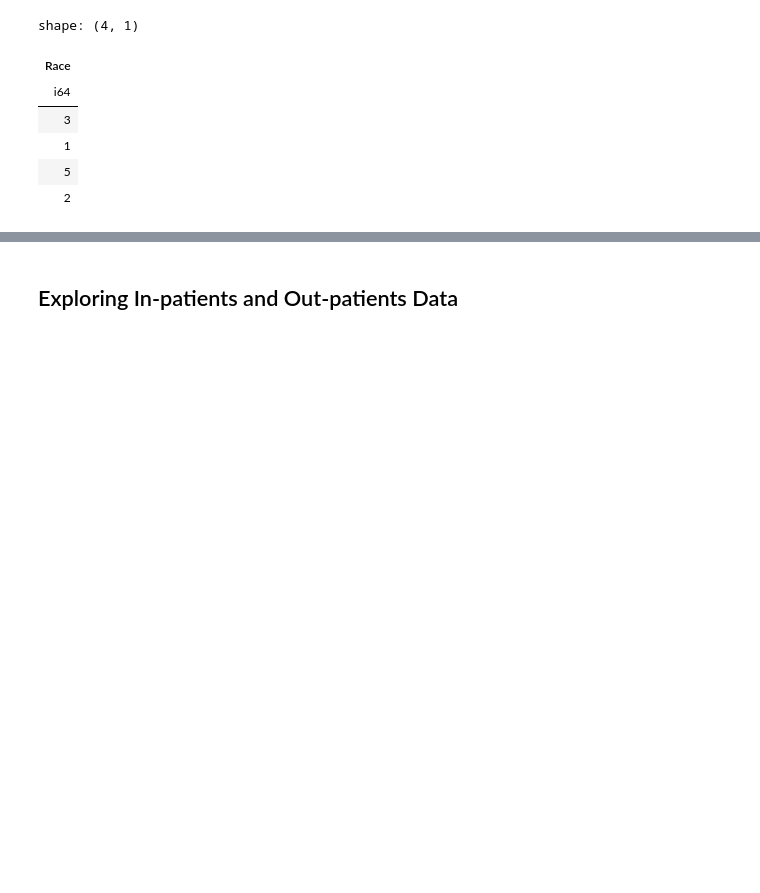
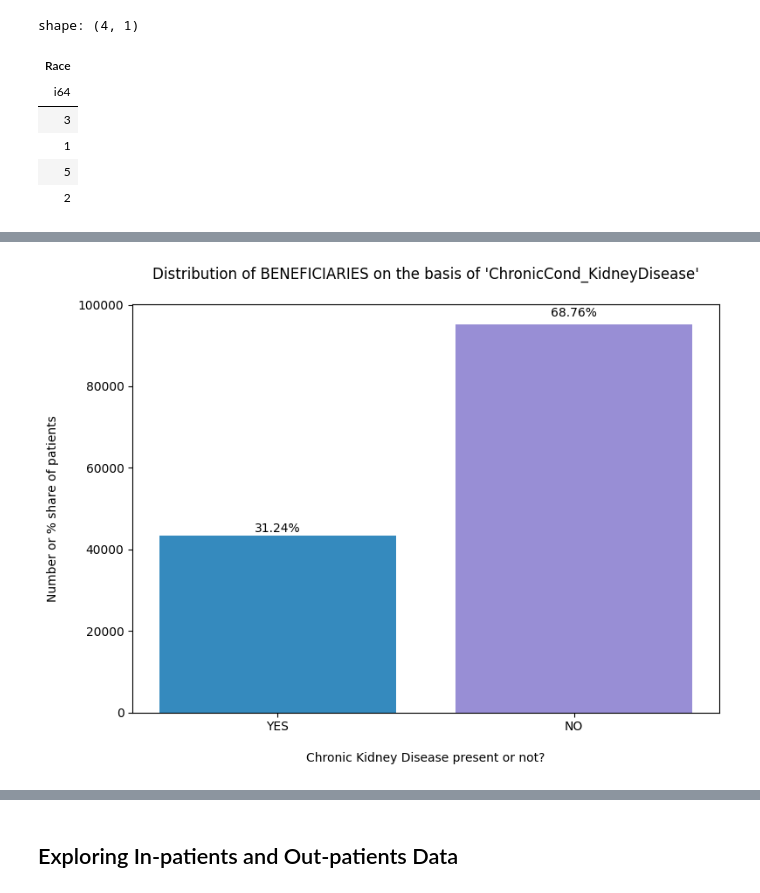
Before and after one commit to bharath03-a/INFO531FinalProject, a Jupyter notebook: notebooks/01_Exploratory_Data_Analysis.ipynb, the cells around one changed output, grey strips where cells are left out. Saved outputs shown, nothing was run; the diff lists cells and outputs as text; code cells hidden in the pictures; blank space fills up the shorter version.

```diff
--- a/notebooks/01_Exploratory_Data_Analysis.ipynb
+++ b/notebooks/01_Exploratory_Data_Analysis.ipynb
@@ -414,0 +489,33 @@ shape: (4, 1)
+# %%
+kidney_counts = (
+    train_beneficiary
+    .group_by("ChronicCond_KidneyDisease")
+    .agg(pl.count().alias("count"))
+    .sort("ChronicCond_KidneyDisease")
+)
+
+values = kidney_counts["count"].to_list()
+raw_labels = kidney_counts["ChronicCond_KidneyDisease"].to_list()
+labels = ["NO" if val == 2 else "YES" for val in raw_labels]
+
+plt.figure(figsize=(8, 6))
+bars = plt.bar(range(len(values)), values, color=['#358ABE', '#988ED5'])
+
+total = sum(values)
+for i, bar in enumerate(bars):
+    height = bar.get_height()
+    plt.annotate(
+        f'{round((height * 100) / total, 2)}%',
+        (bar.get_x() + bar.get_width() / 2, height * 1.02),
+        ha='center',
+        fontsize=10
+    )
+
+plt.xlabel("\nChronic Kidney Disease present or not?")
+plt.xticks(ticks=range(len(labels)), labels=labels, size=10)
+plt.ylabel("Number or % share of patients\n")
+plt.title("Distribution of BENEFICIARIES on the basis of 'ChronicCond_KidneyDisease'\n")
+plt.tight_layout()
+plt.show()
+# %% [output]
+[figure, added]
```
Also changed, not shown: parts of 20 cells of this notebook.
